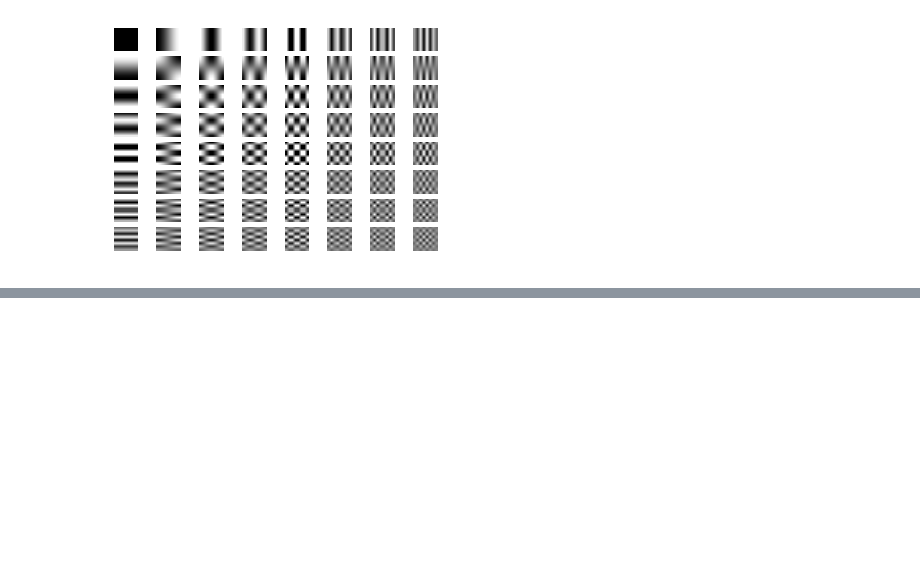
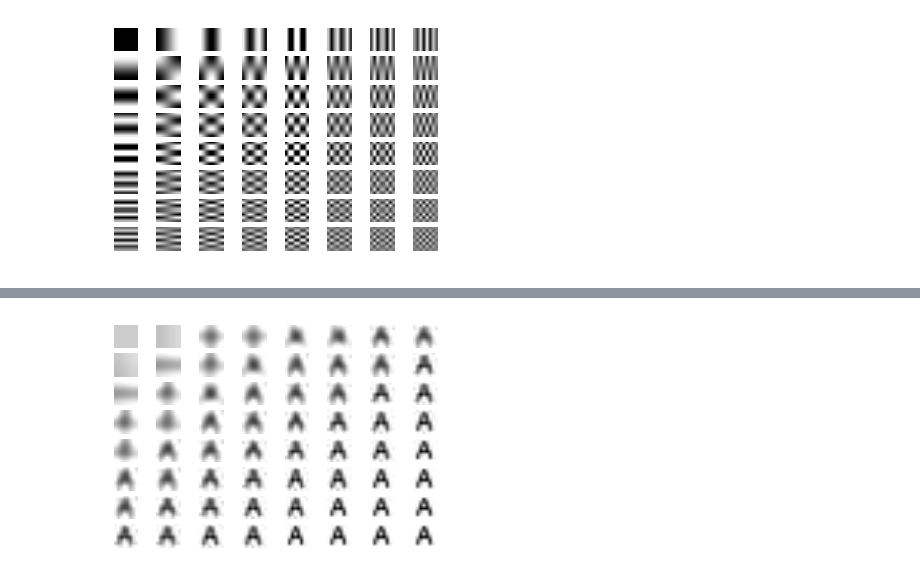
Before and after one commit to Jezzamonn/fourier, a Jupyter notebook: python/dct.ipynb, the cells around one changed output, grey strips where cells are left out. Drawn from its saved outputs; the diff is of its cells as text; code cells hidden in the pictures; blank space fills up the shorter version.

```diff
--- a/python/dct.ipynb
+++ b/python/dct.ipynb
@@ -173,0 +207,18 @@ for (i, (x, y)) in enumerate(itertools.product(range(8), range(8))):
+# %%
+freqs = dct(dct(img, axis=0, norm='ortho'), axis=1, norm='ortho')
+
+fig, axes = plt.subplots(8, 8)
+
+freq_select = np.zeros((8, 8))
+for (y, x) in loop_like_a_jpeg(8):
+    freq_select[x, y] = 1;
+
+    new_freqs = np.multiply(freqs, freq_select)
+
+    freq_img = idct(idct(new_freqs, axis=0, norm='ortho'), axis=1, norm='ortho')
+
+    ax = axes[x, y]
+    ax.imshow(np.copy(freq_img), vmin=0, vmax=1)
+    ax.axis('off')
+# %% [output]
+[figure, added]
```
Also changed, not shown: parts of 2 cells of this notebook.
